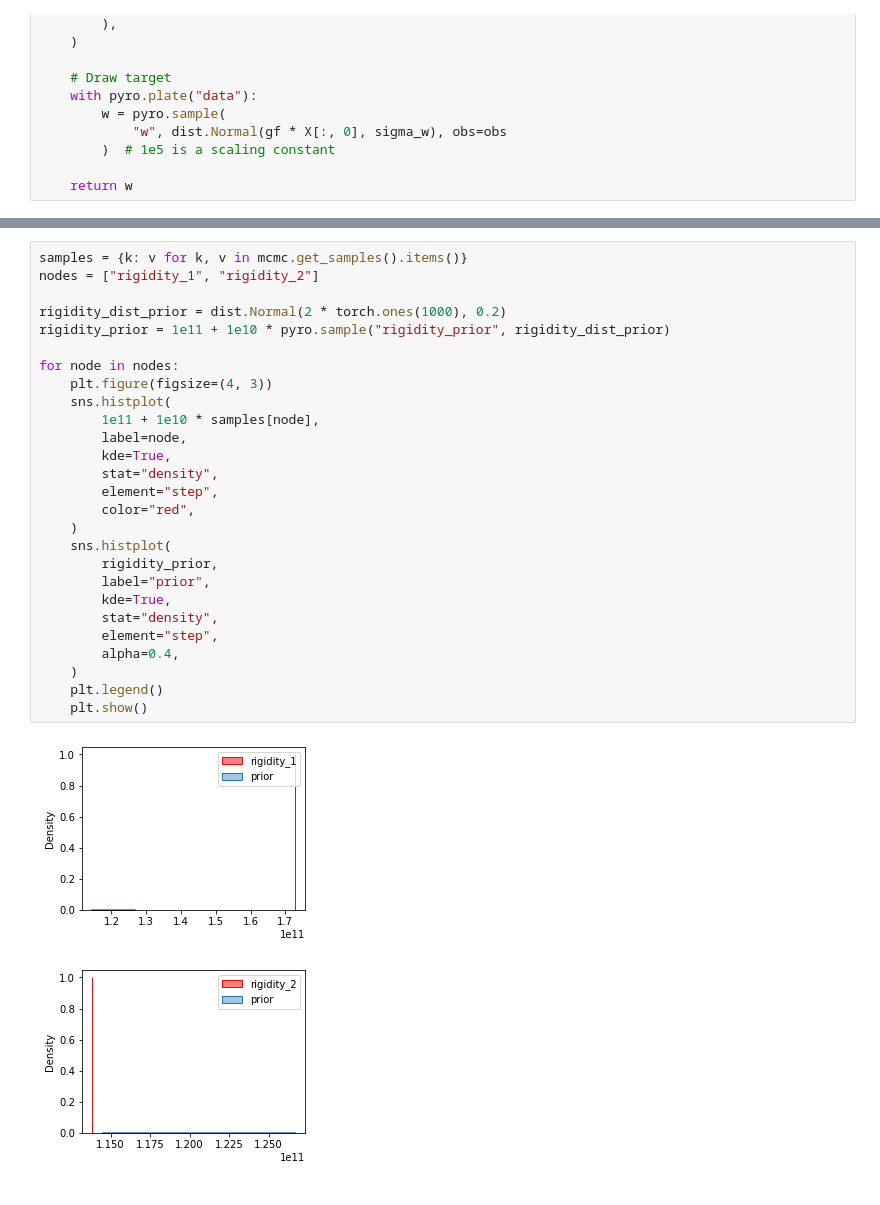
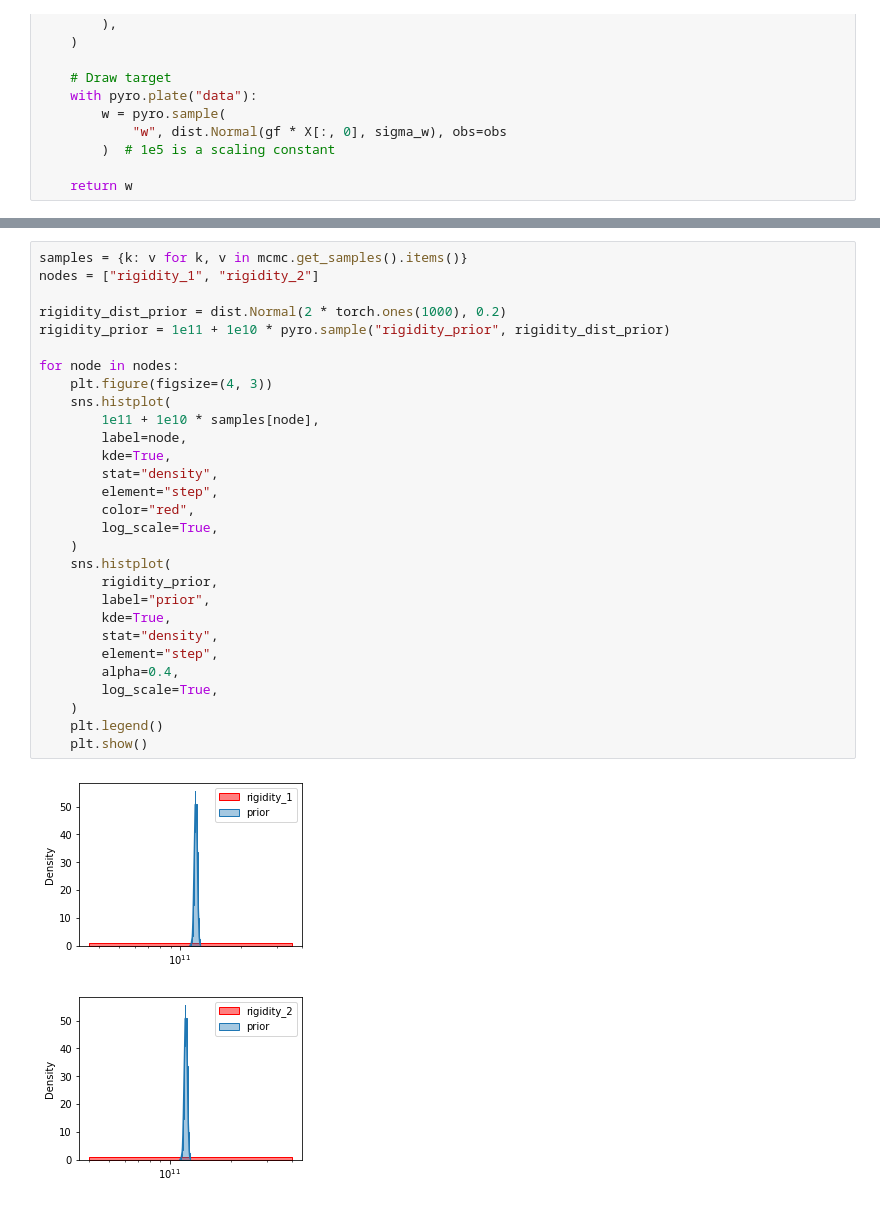
Before and after one commit to eyhl/premis, a Jupyter notebook: notebooks/Final_notebook.ipynb, the cells around one changed output, grey strips where cells are left out. Cells and saved outputs as stored; diff of their text form.

```diff
--- a/notebooks/Final_notebook.ipynb
+++ b/notebooks/Final_notebook.ipynb
@@ -298,30 +306,32 @@ Number of divergences: 0
 # %%
 samples = {k: v for k, v in mcmc.get_samples().items()}
 nodes = ["rigidity_1", "rigidity_2"]
 
 rigidity_dist_prior = dist.Normal(2 * torch.ones(1000), 0.2)
 rigidity_prior = 1e11 + 1e10 * pyro.sample("rigidity_prior", rigidity_dist_prior)
 
 for node in nodes:
     plt.figure(figsize=(4, 3))
     sns.histplot(
         1e11 + 1e10 * samples[node],
         label=node,
         kde=True,
         stat="density",
         element="step",
         color="red",
+        log_scale=True,
     )
     sns.histplot(
         rigidity_prior,
         label="prior",
         kde=True,
         stat="density",
         element="step",
         alpha=0.4,
+        log_scale=True,
     )
     plt.legend()
     plt.show()
 # %% [output]
-[figure, old version]
+[figure, new version]
-[figure, old version]
+[figure, new version]
```
Also changed, not shown: parts of 29 cells of this notebook.
